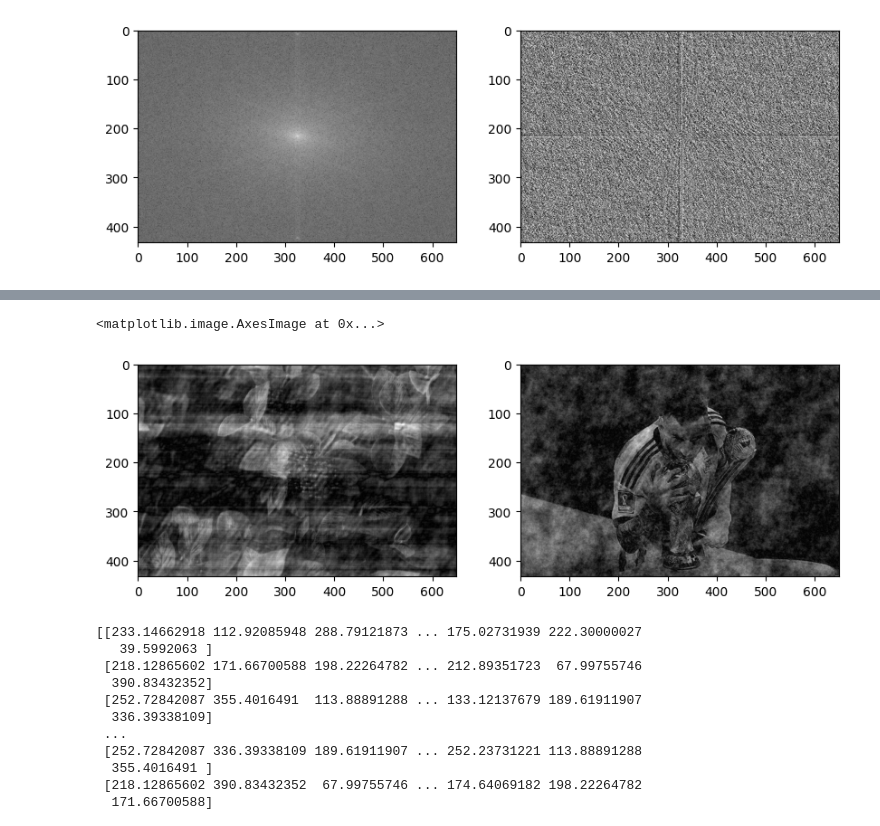
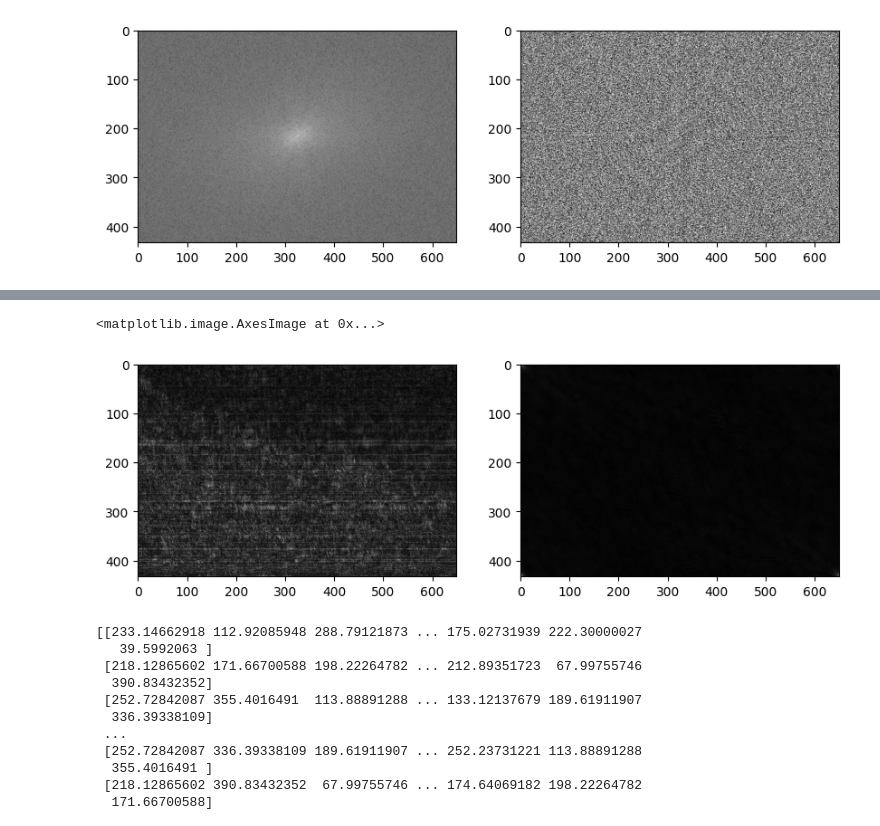
Before and after one commit to Hanya-Ahmad/image-processing-website, a Jupyter notebook: app.ipynb, the cells around one changed output, grey strips where cells are left out. Cells and saved outputs as stored; diff of their text form; code cells hidden in the pictures.

```diff
--- a/app.ipynb
+++ b/app.ipynb
@@ -10,8 +10,8 @@ import matplotlib.pyplot as plt
 from PIL import Image
 # from skimage.color import rgb2gray
 # %%
-messi = 'Merge_Images\static\images\messi.jpg'
-flowers = 'Merge_Images\static\images\phase image.jpg'
+messi = 'static\images\messi.jpg'
+flowers = 'static\images\magnitude image.jpg'
 # %%
 messi = cv2.imread(messi, 0)
 flower = cv2.imread(flowers, 0)
@@ -61,9 +75,10 @@ def Resizing_image(img_1 , img_2):
     width , height = dimension_to_transform(img_1,img_2)
     print(width)
     print(height)
-    img_1=cv2.resize(img_1 , (width,height))
-    img_2=cv2.resize(img_2 , (width,height))
-    return img_1 , img_2
+    if  img_2 is not None:
+        img_1=cv2.resize(img_1 , (width,height))
+        img_2=cv2.resize(img_2 , (width,height))
+        return img_1 , img_2
 # %%
 messi_resized , flower_resized =Resizing_image(messi,flower)
 # %% [output]
@@ -127,3 +142,27 @@ plt.imshow(flower_phase, cmap='gray')
 # %% [output]
 <matplotlib.image.AxesImage at 0x...>
 [figure]
+# %%
+for x in range (0, messi_amplitude.shape[0]):
+    for y in range ( 0,messi_amplitude.shape[1]):
+        if (x>=150 and x<=250) and(y >=200 and y <=420):
+                messi_amplitude[x][y] =    1
+
+
+
+
+for x in range (0, messi_phase.shape[0]):
+    for y in range ( 0,messi_phase.shape[1]):
+        if (x>=150 and x<=250) and(y >=200 and y <=420):
+                messi_phase[x][y] =   0
+
+
+
+
+print(messi_amplitude)
+print(flower_amplitude)
+plt.figure(figsize=(10, 15))
+plt.subplot(121)
+plt.imshow(np.log(messi_phase), cmap='gray')
+plt.subplot(122)
+plt.imshow(flower_amplitude, cmap='gray')
@@ -130,20 +189,20 @@ plt.imshow(flower_phase, cmap='gray')
 # %%
 # amplitude_phase
 messi_flower_comb = np.multiply(messi_amplitude, np.exp(1j * flower_phase))
-messi_flower = np.real(np.fft.ifft2(np.fft.ifftshift(messi_flower_comb)))  # drop imagniary as they are around 1e-14
+messi_flower = np.abs(np.fft.ifft2(np.fft.ifftshift(messi_flower_comb)))  # drop imagniary as they are around 1e-14
 
 flower_messi_comb = np.multiply(flower_amplitude, np.exp(1j * messi_phase))
-flower_messi = np.real(np.fft.ifft2(np.fft.ifftshift(flower_messi_comb )))  # drop imagniary as they are around 1e-14
+flower_messi = np.abs(np.fft.ifft2(np.fft.ifftshift(flower_messi_comb )))  # drop imagniary as they are around 1e-14
 
 # combined image has values < 0 and > 1, needs to be scaled.
 plt.figure(figsize=(10, 15))
 plt.subplot(121)
 plt.imshow(np.abs(messi_flower), cmap='gray')
 plt.subplot(122)
 plt.imshow(np.abs(flower_messi), cmap='gray')
 # %% [output]
 <matplotlib.image.AxesImage at 0x...>
-[figure, old version]
+[figure, new version]
 # %%
 print (messi_amplitude)
 print(messi_amplitude.shape)
```
Also changed, not shown: parts of 19 cells of this notebook, 3 other files.
